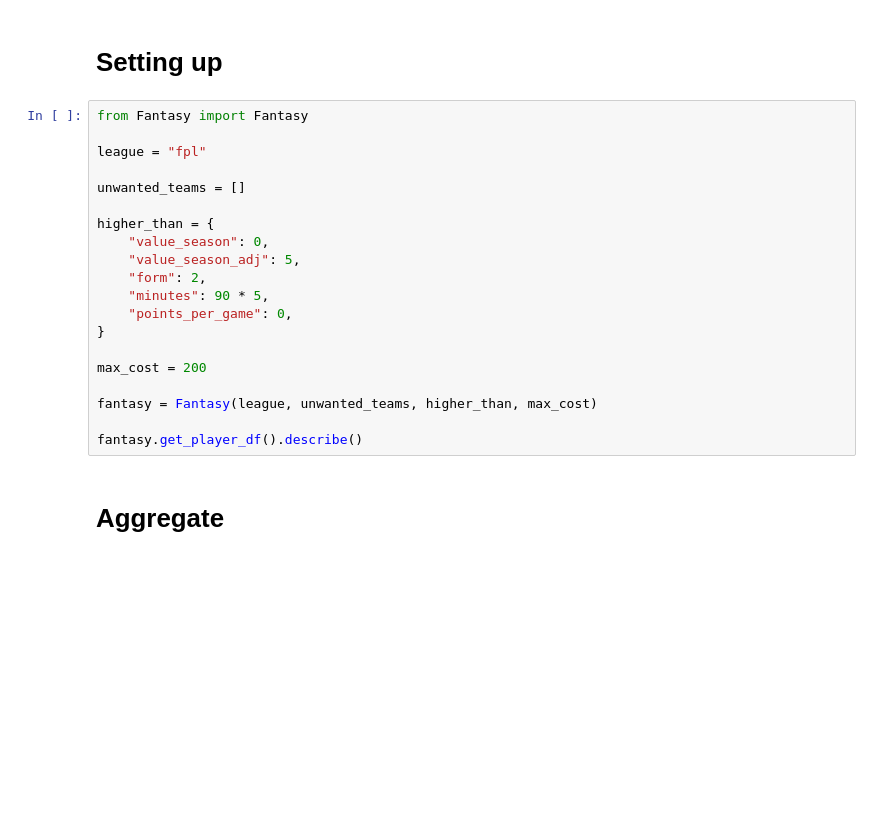
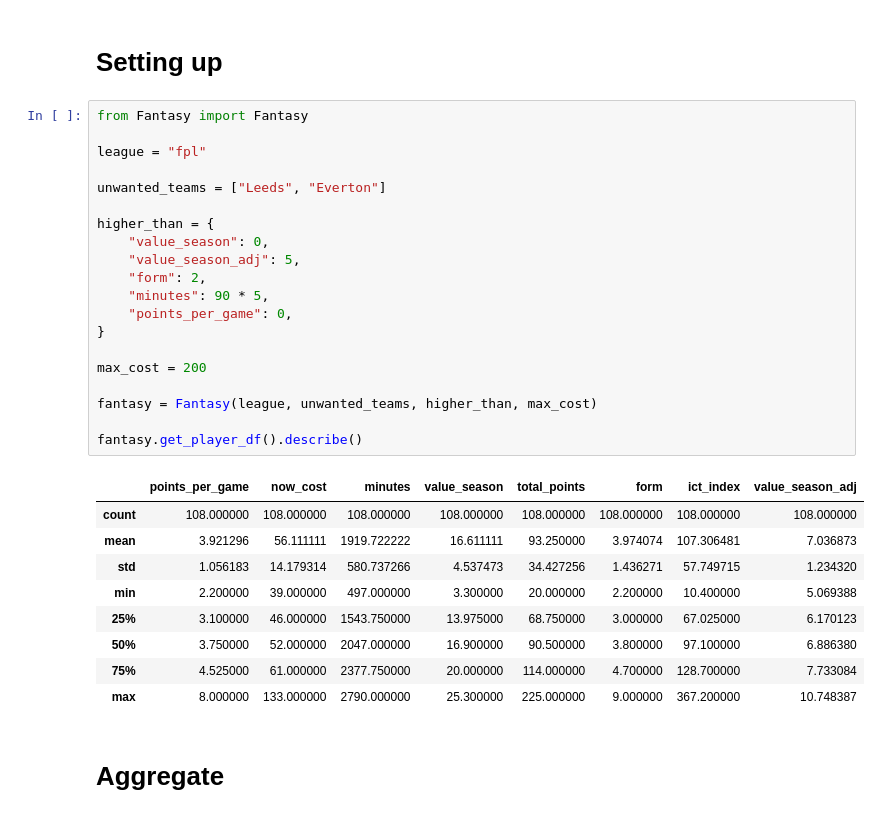
Before and after one commit to ulrikson/fantasy_football, a Jupyter notebook: analyze.ipynb, the cells around one changed output. Drawn from its saved outputs; the diff is of its cells as text; blank space fills up the shorter version.

```diff
--- a/analyze.ipynb
+++ b/analyze.ipynb
@@ -3,23 +3,33 @@
 # %%
 from Fantasy import Fantasy
 
 league = "fpl"
 
-unwanted_teams = []
+unwanted_teams = ["Leeds", "Everton"]
 
 higher_than = {
     "value_season": 0,
     "value_season_adj": 5,
     "form": 2,
     "minutes": 90 * 5,
     "points_per_game": 0,
 }
 
 max_cost = 200
 
 fantasy = Fantasy(league, unwanted_teams, higher_than, max_cost)
 
 fantasy.get_player_df().describe()
+# %% [output]
+|  | points_per_game | now_cost | minutes | value_season | total_points | form | ict_index | value_season_adj |
+| count | 108.000000 | 108.000000 | 108.000000 | 108.000000 | 108.000000 | 108.000000 | 108.000000 | 108.000000 |
+| mean | 3.921296 | 56.111111 | 1919.722222 | 16.611111 | 93.250000 | 3.974074 | 107.306481 | 7.036873 |
+| std | 1.056183 | 14.179314 | 580.737266 | 4.537473 | 34.427256 | 1.436271 | 57.749715 | 1.234320 |
+| min | 2.200000 | 39.000000 | 497.000000 | 3.300000 | 20.000000 | 2.200000 | 10.400000 | 5.069388 |
+| 25% | 3.100000 | 46.000000 | 1543.750000 | 13.975000 | 68.750000 | 3.000000 | 67.025000 | 6.170123 |
+| 50% | 3.750000 | 52.000000 | 2047.000000 | 16.900000 | 90.500000 | 3.800000 | 97.100000 | 6.886380 |
+| 75% | 4.525000 | 61.000000 | 2377.750000 | 20.000000 | 114.000000 | 4.700000 | 128.700000 | 7.733084 |
+| max | 8.000000 | 133.000000 | 2790.000000 | 25.300000 | 225.000000 | 9.000000 | 367.200000 | 10.748387 |
 # %% [markdown]
 # Aggregate
 # %% [markdown]
```
Also changed, not shown: parts of 7 cells of this notebook.
